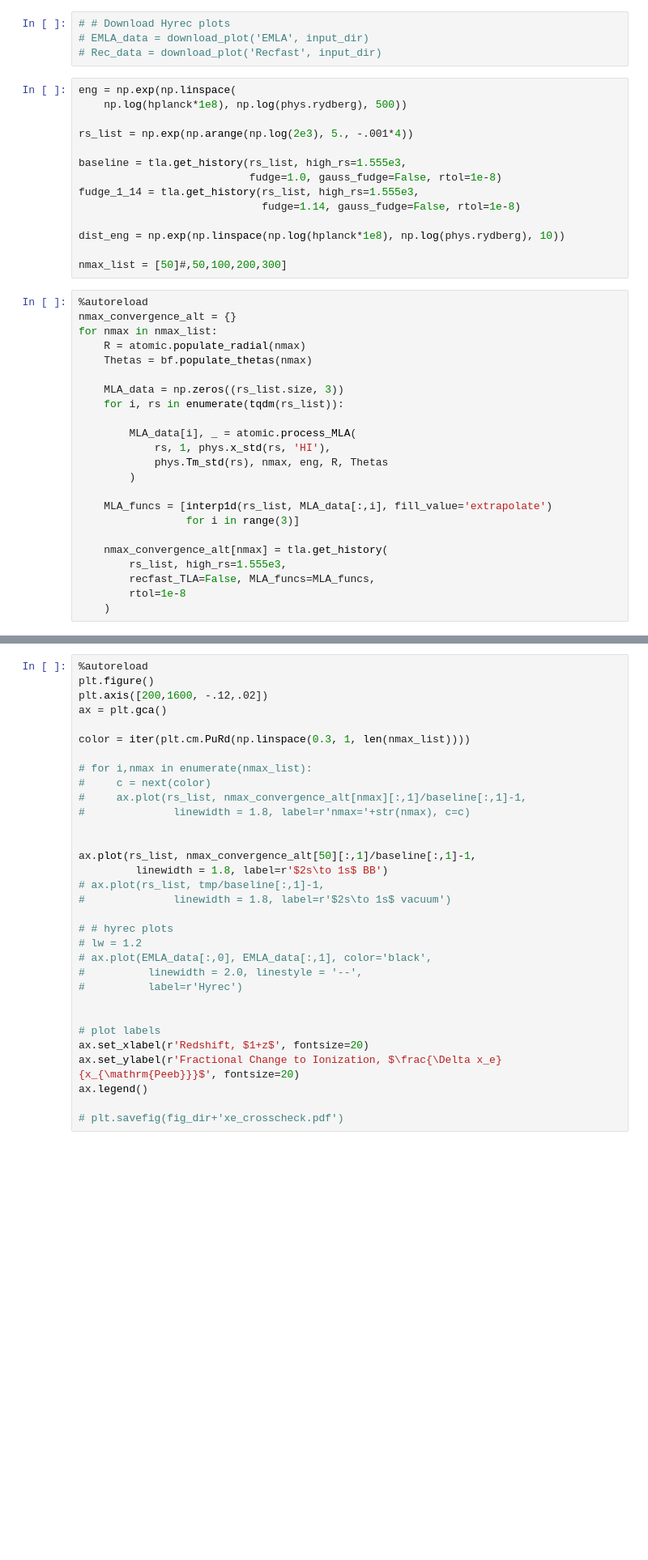
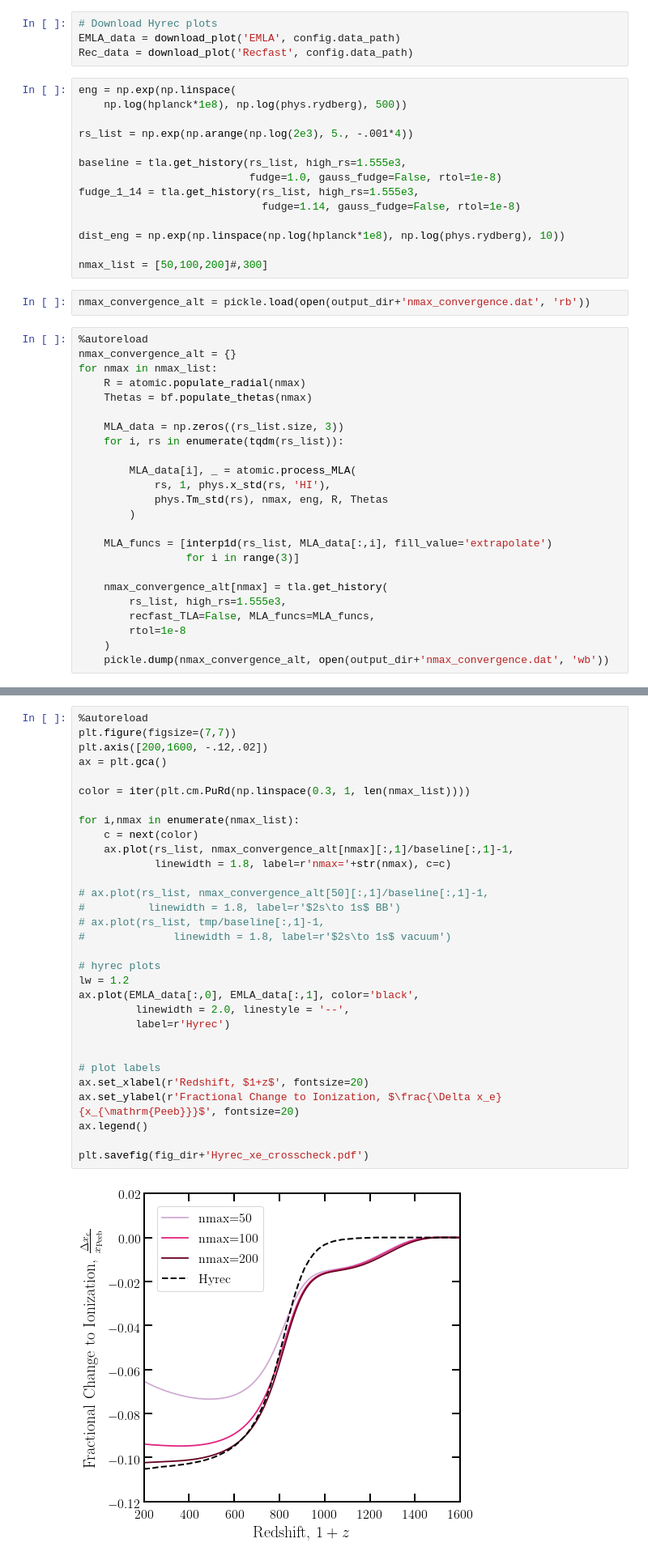
Before and after one commit to hongwanliu/DarkHistory, a Jupyter notebook: examples/DH_Upgrade/Cross_Checks/Hyrec_xe_comparison.ipynb, the cells around one changed output, grey strips where cells are left out. Shown at 81% size. Drawn from its saved outputs; the diff is of its cells as text; blank space fills up the shorter version.

```diff
--- a/examples/DH_Upgrade/Cross_Checks/Hyrec_xe_comparison.ipynb
+++ b/examples/DH_Upgrade/Cross_Checks/Hyrec_xe_comparison.ipynb
@@ -27,9 +31,9 @@ fig_dir = '/zfs/wenzerq/DarkHistory/figs/'
 # %% [markdown]
 Rather than use fitting functions with fudge factors for the recombination and photo-ionization coefficients, $\alpha_B$ and $\beta_B$, we now calculate them.  To test if we have done so correctly we calculate $x_e(z)$ and compare to the solid line in Fig. 3 of [1011.3758](https://arxiv.org/pdf/1011.3758.pdf), Hyrec's paper.
 # %%
-# # Download Hyrec plots
-# EMLA_data = download_plot('EMLA', input_dir)
-# Rec_data = download_plot('Recfast', input_dir)
+# Download Hyrec plots
+EMLA_data = download_plot('EMLA', config.data_path)
+Rec_data = download_plot('Recfast', config.data_path)
 # %%
 eng = np.exp(np.linspace(
     np.log(hplanck*1e8), np.log(phys.rydberg), 500))
@@ -43,7 +47,9 @@ fudge_1_14 = tla.get_history(rs_list, high_rs=1.555e3,
 
 dist_eng = np.exp(np.linspace(np.log(hplanck*1e8), np.log(phys.rydberg), 10))
 
-nmax_list = [50]#,50,100,200,300]
+nmax_list = [50,100,200]#,300]
+# %%
+nmax_convergence_alt = pickle.load(open(output_dir+'nmax_convergence.dat', 'rb'))
 # %%
 %autoreload
 nmax_convergence_alt = {}
@@ -67,5 +73,6 @@ for nmax in nmax_list:
         recfast_TLA=False, MLA_funcs=MLA_funcs,
         rtol=1e-8
     )
+    pickle.dump(nmax_convergence_alt, open(output_dir+'nmax_convergence.dat', 'wb'))
 # %% [output]
 [interactive output not drawn]
@@ -72,32 +80,33 @@ for nmax in nmax_list:
 # %%
 %autoreload
-plt.figure()
+plt.figure(figsize=(7,7))
 plt.axis([200,1600, -.12,.02])
 ax = plt.gca()
 
 color = iter(plt.cm.PuRd(np.linspace(0.3, 1, len(nmax_list))))
 
-# for i,nmax in enumerate(nmax_list):
-#     c = next(color)
-#     ax.plot(rs_list, nmax_convergence_alt[nmax][:,1]/baseline[:,1]-1,
-#              linewidth = 1.8, label=r'nmax='+str(nmax), c=c)
+for i,nmax in enumerate(nmax_list):
+    c = next(color)
+    ax.plot(rs_list, nmax_convergence_alt[nmax][:,1]/baseline[:,1]-1,
+            linewidth = 1.8, label=r'nmax='+str(nmax), c=c)
 
-
-ax.plot(rs_list, nmax_convergence_alt[50][:,1]/baseline[:,1]-1,
-         linewidth = 1.8, label=r'$2s\to 1s$ BB')
+# ax.plot(rs_list, nmax_convergence_alt[50][:,1]/baseline[:,1]-1,
+#          linewidth = 1.8, label=r'$2s\to 1s$ BB')
 # ax.plot(rs_list, tmp/baseline[:,1]-1,
 #              linewidth = 1.8, label=r'$2s\to 1s$ vacuum')
 
-# # hyrec plots
-# lw = 1.2
-# ax.plot(EMLA_data[:,0], EMLA_data[:,1], color='black',
-#          linewidth = 2.0, linestyle = '--',
-#          label=r'Hyrec')
+# hyrec plots
+lw = 1.2
+ax.plot(EMLA_data[:,0], EMLA_data[:,1], color='black',
+         linewidth = 2.0, linestyle = '--',
+         label=r'Hyrec')
 
 
 # plot labels
 ax.set_xlabel(r'Redshift, $1+z$', fontsize=20)
 ax.set_ylabel(r'Fractional Change to Ionization, $\frac{\Delta x_e}{x_{\mathrm{Peeb}}}$', fontsize=20)
 ax.legend()
 
-# plt.savefig(fig_dir+'xe_crosscheck.pdf')
+plt.savefig(fig_dir+'Hyrec_xe_crosscheck.pdf')
+# %% [output]
+[figure, added]
```
Also changed, not shown: parts of 2 cells of this notebook, 3 other files.
